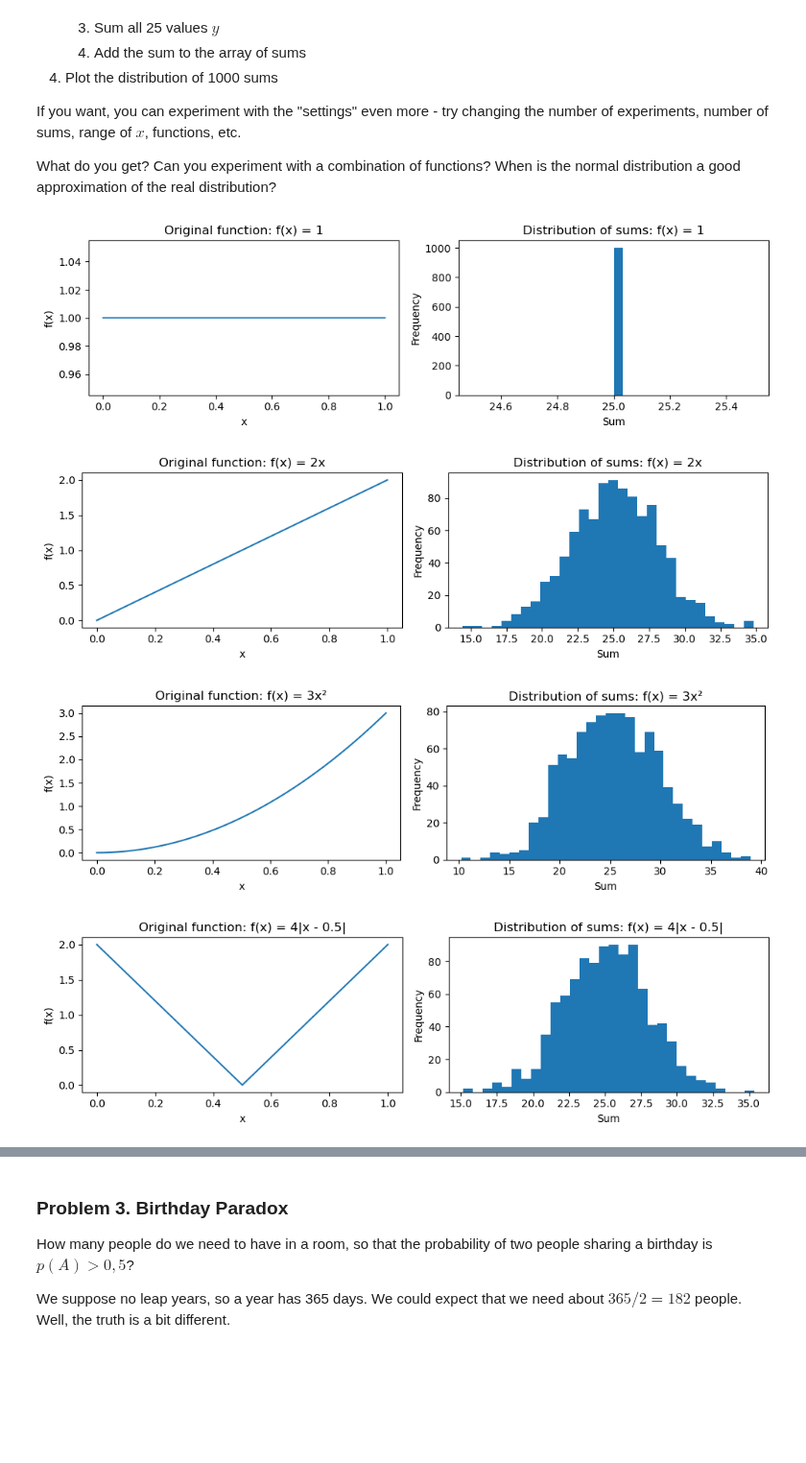
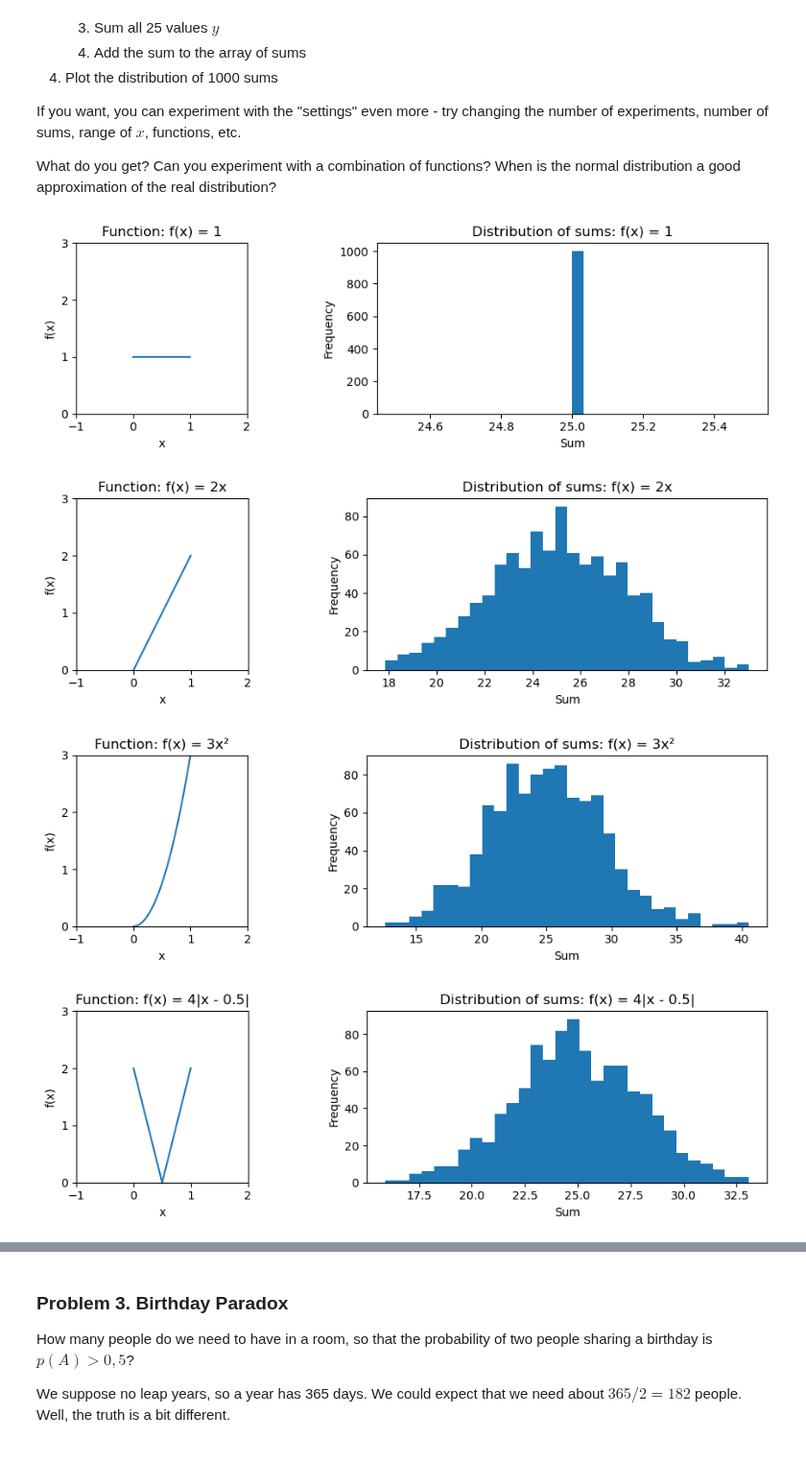
Before and after one commit to tproykov/MathsForDevelopers, a Jupyter notebook: 05.ProbabilityCombinatorics/Probability and Combinatorics Exercise.ipynb, the cells around one changed output, grey strips where cells are left out. Shown at 96% size. Cells and saved outputs as stored; diff of their text form; code cells hidden in the pictures; blank space fills up the shorter version.

```diff
--- a/05.ProbabilityCombinatorics/Probability and Combinatorics Exercise.ipynb
+++ b/05.ProbabilityCombinatorics/Probability and Combinatorics Exercise.ipynb
@@ -215,45 +215,45 @@ def f4(x):
 
 def f5(x):
     return 2 - 4*np.abs(x - 0.5)
 
 functions = [f1, f2, f3, f4, f5]
 function_names = ['f(x) = 1', 'f(x) = 2x', 'f(x) = 3x²', 'f(x) = 4|x - 0.5|', 'f(x) = 2 - 4|x - 0.5|']
 
 for i, f in enumerate(functions):
 
     x = np.linspace(0, 1, 2000)
     fx = f(x)
-    plt.figure(figsize=(10, 3))
+
+    plt.figure(figsize = (10, 3))
 
     plt.subplot(1, 2, 1)
     plt.plot(x, fx)
-    plt.title(f'Original function: {function_names[i]}')
+    plt.axis('scaled')
+    plt.xlim(-1, 2)
+    plt.ylim(0, 3)
+    plt.locator_params(axis='x', integer=True)
+    plt.locator_params(axis='y', integer=True)
+    plt.title(f'Function: {function_names[i]}')
     plt.xlabel('x')
     plt.ylabel('f(x)')
 
-    # 3. Create 1000 experiments
     sums = []
     for _ in range(1000):
-        # Generate 25 random values x between 0 and 1
-        x_random = np.random.rand(25)
-        # Generate y = f(x)
-        y = f(x_random)
-        # Sum all 25 values y
+        x_rand = np.random.rand(25)
+        y = f(x_rand)
         sum_y = np.sum(y)
-        # Add sum to array of sums
         sums.append(sum_y)
 
-    # 4. Plot distribution of 1000 sums
     plt.subplot(1, 2, 2)
-    plt.hist(sums, bins=30)
+    plt.hist(sums, bins = 30)
     plt.title(f'Distribution of sums: {function_names[i]}')
     plt.xlabel('Sum')
     plt.ylabel('Frequency')
 
     plt.tight_layout()
     plt.show()
 # %% [output]
-[figure, old version]
+[figure, new version]
-[figure, old version]
+[figure, new version]
-[figure, old version]
+[figure, new version]
-[figure, old version]
+[figure, new version]
```
Also changed, not shown: parts of 1 cell of this notebook.
